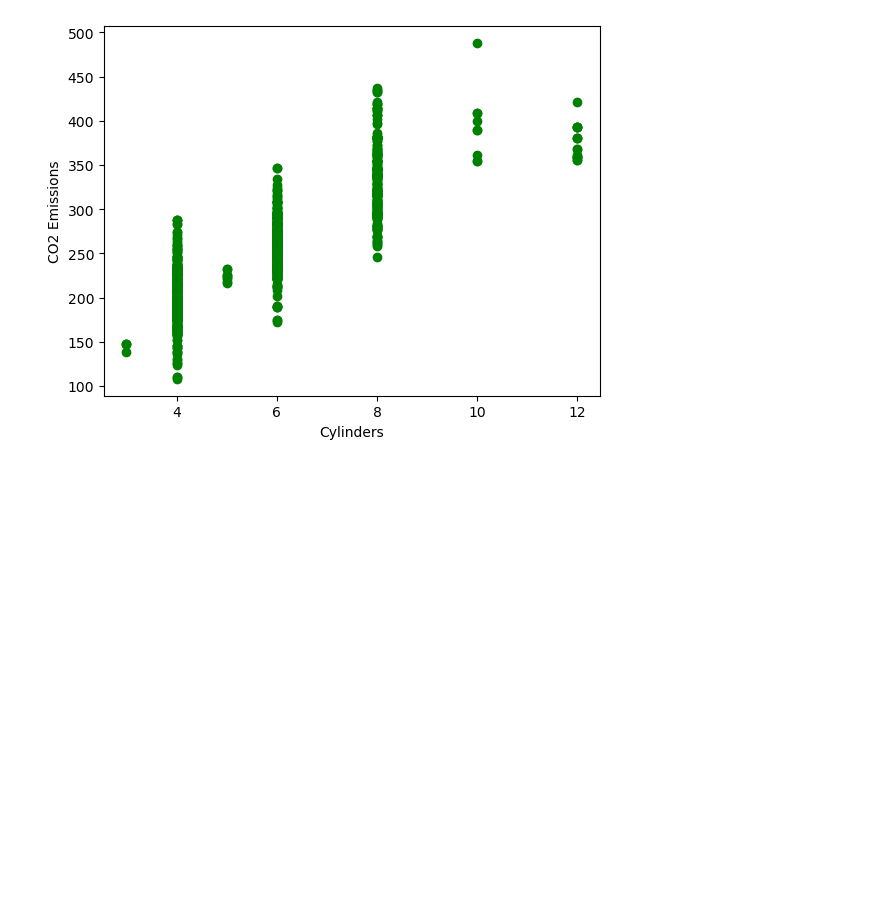
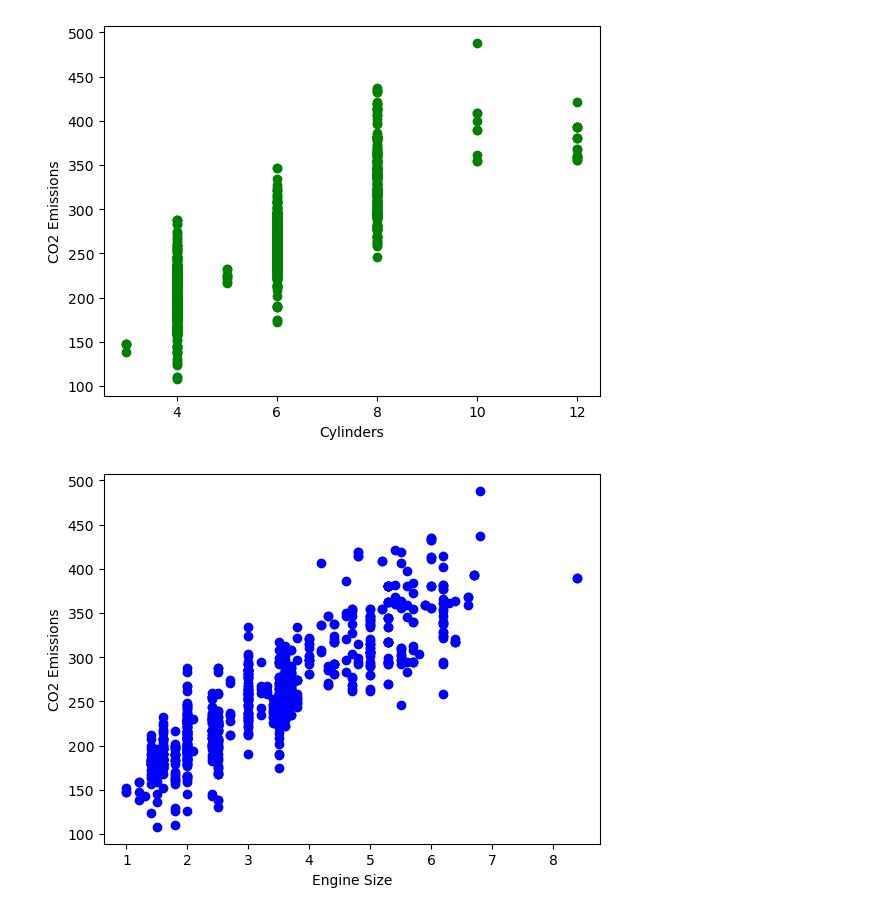
Before and after one commit to katyalmohit/python-projects, a Jupyter notebook: machine-learning/simple_linear_regression.ipynb, the cells around one changed output. Saved outputs shown, nothing was run; the diff lists cells and outputs as text; code cells hidden in the pictures; blank space fills up the shorter version.

Commit message:
Plot specific data

```diff
--- a/machine-learning/simple_linear_regression.ipynb
+++ b/machine-learning/simple_linear_regression.ipynb
@@ -93,3 +93,11 @@ msk = np.random.rand(len(df))<0.8
 #Upper code ensures that the rows are selected at random and have 80% of total values
 train = cdf[msk] #It will consider 80% of values
 test = cdf[~msk] #It will consider the remaining values i.e. 20%
+# %%
+#Plotting selected data for training
+plt.scatter(train.ENGINESIZE, train.CO2EMISSIONS, color='blue')
+plt.xlabel('Engine Size')
+plt.ylabel('CO2 Emissions')
+plt.show()
+# %% [output]
+[figure, added]
```
